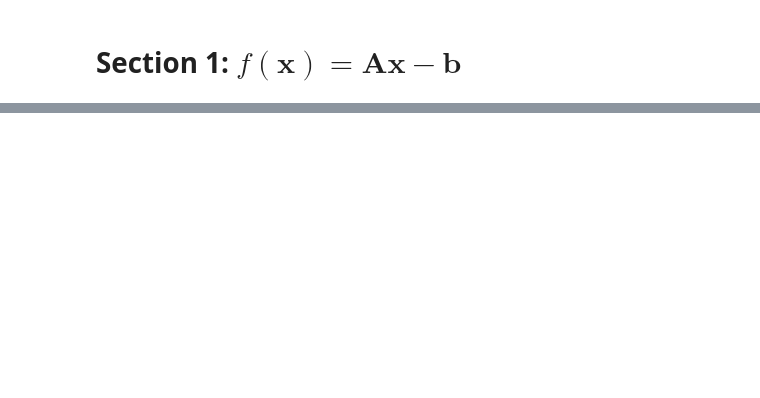
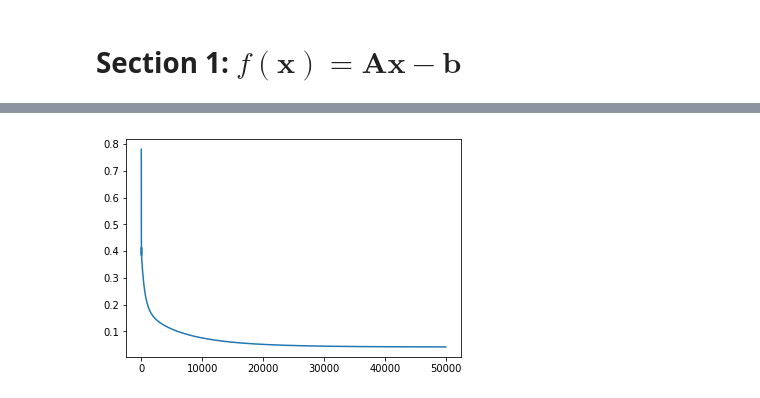
Before and after one commit to oopDaniel/Deep-learning-labs, a Jupyter notebook: Lab3/Lab3_all.ipynb, the cells around one changed output, grey strips where cells are left out. Saved outputs shown, nothing was run; the diff lists cells and outputs as text; code cells hidden in the pictures; blank space fills up the shorter version.

```diff
--- a/Lab3/Lab3_all.ipynb
+++ b/Lab3/Lab3_all.ipynb
@@ -237,0 +51,18 @@ print(x_train.shape, y_train.shape)
+# %%
+def Momentum(x, alpha, beta=0.9, verbose=False):
+  i = 0
+  history = []
+  prev_vT = 0
+  while True:
+    vT = beta * prev_vT + (1 - beta) * g(x)
+    update(x, -alpha * vT)
+    loss = L(x)
+    history.append(loss)
+    if verbose:
+      print(i, loss, x.flatten())
+    i += 1
+    if loss < EPSILON or i == MAX_ITERATIONS:
+      break
+    prev_vT = vT
+
+  return x, history
@@ -237,0 +165,8 @@ print(x_train.shape, y_train.shape)
+# %%
+x = np.copy(x_memo)
+x, history = Momentum(x, alpha=0.0002, beta=0.9, verbose=False)
+plt.cla()
+plt.plot(history)
+plt.show()
+# %% [output]
+[figure, added]
```
Also changed, not shown: parts of 42 cells of this notebook.
